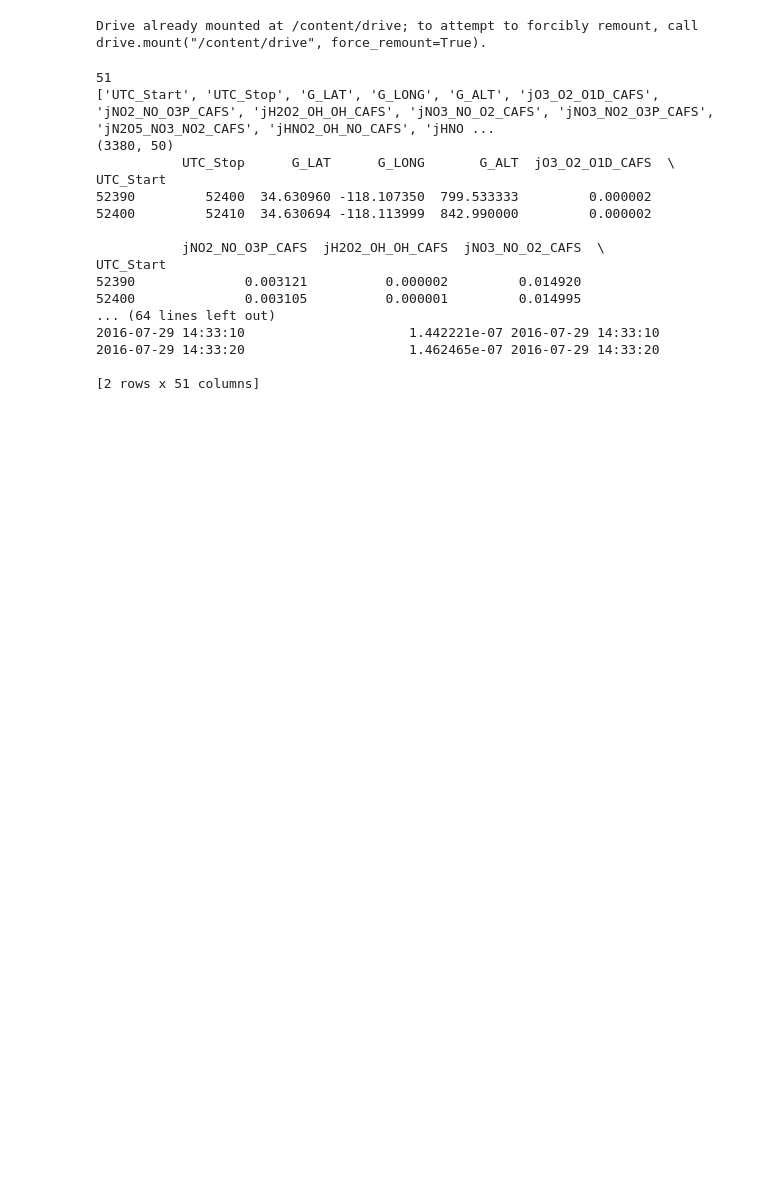
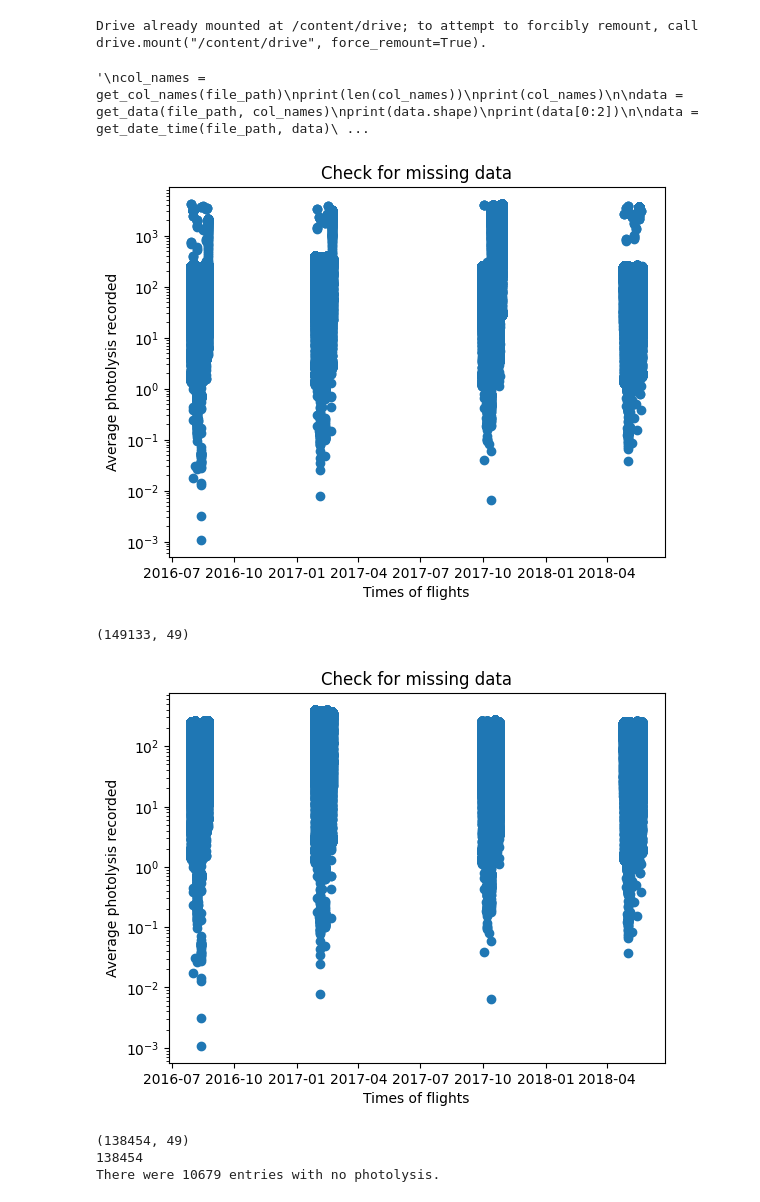
Before and after one commit to Centre-for-Atmospheric-Science-Cam-Chem/Sophies_UKCA_scripts, a Jupyter notebook: ATom_read.ipynb, the cells around one changed output. Cells and saved outputs as stored; diff of their text form; code cells hidden in the pictures; blank space fills up the shorter version.

Commit message:
Inspecting and presprocessing ATom data.

```diff
--- a/ATom_read.ipynb
+++ b/ATom_read.ipynb
@@ -33,7 +34,7 @@ def get_date_time(file_path, data):
 # %%
 # Tests on 1 file.
 file_path = '/content/drive/MyDrive/Documents/AI4ER/PhD/Photolysis_data/ATom_MER10_Dataset.20210613/MER10_DC8_20160729_R35.ict'
-
+'''
 col_names = get_col_names(file_path)
 print(len(col_names))
 print(col_names)
@@ -44,22 +45,7 @@ print(data[0:2])
 
 data = get_date_time(file_path, data)
 print(data[0:2])
+'''
 # %% [output]
-51
-['UTC_Start', 'UTC_Stop', 'G_LAT', 'G_LONG', 'G_ALT', 'jO3_O2_O1D_CAFS', 'jNO2_NO_O3P_CAFS', 'jH2O2_OH_OH_CAFS', 'jNO3_NO_O2_CAFS', 'jNO3_NO2_O3P_CAFS', 'jN2O5_NO3_NO2_CAFS', 'jHNO2_OH_NO_CAFS', 'jHNO ...
-(3380, 50)
-           UTC_Stop      G_LAT      G_LONG       G_ALT  jO3_O2_O1D_CAFS  \
-UTC_Start
-52390         52400  34.630960 -118.107350  799.533333         0.000002
-52400         52410  34.630694 -118.113999  842.990000         0.000002
-
-           jNO2_NO_O3P_CAFS  jH2O2_OH_OH_CAFS  jNO3_NO_O2_CAFS  \
-UTC_Start
-52390              0.003121          0.000002         0.014920
-52400              0.003105          0.000001         0.014995
-... (64 lines left out)
-2016-07-29 14:33:10                     1.442221e-07 2016-07-29 14:33:10
-2016-07-29 14:33:20                     1.462465e-07 2016-07-29 14:33:20
-
-[2 rows x 51 columns]
+'\ncol_names = get_col_names(file_path)\nprint(len(col_names))\nprint(col_names)\n\ndata = get_data(file_path, col_names)\nprint(data.shape)\nprint(data[0:2])\n\ndata = get_date_time(file_path, data)\ ...
 # %%
@@ -78,0 +70,37 @@ all_data.to_csv(out_path)
+# %%
+def scatter(title, x, y, xlabel, ylabel):
+  plt.figure()
+  plt.yscale('log')
+  plt.scatter(x, y)
+  plt.title(title)
+  plt.xlabel(xlabel)
+  plt.ylabel(ylabel)
+  plt.show()
+
+# Show where there are no photolysis data.
+title = 'Check for missing data'
+xlabel = 'Times of flights'
+ylabel = 'Average photolysis recorded'
+
+x = all_data.index
+y = all_data.mean(axis=1)
+scatter(title, x, y, xlabel, ylabel)
+print(all_data.shape)
+
+# Remove entries with no photolysis data but keep entries with some recorded and some missing.
+no_empty_data = all_data.dropna(axis='rows', thresh=4)
+x = no_empty_data.index
+y = no_empty_data.mean(axis=1)
+scatter(title, x, y, xlabel, ylabel)
+print(no_empty_data.shape)
+print(len(no_empty_data.index))
+
+num_empties = len(all_data.index) - len(no_empty_data.index)
+print("There were {} entries with no photolysis.".format(num_empties))
+# %% [output]
+[figure, added]
+(149133, 49)
+[figure, added]
+(138454, 49)
+138454
+There were 10679 entries with no photolysis.
```
Also changed, not shown: parts of 6 cells of this notebook.
